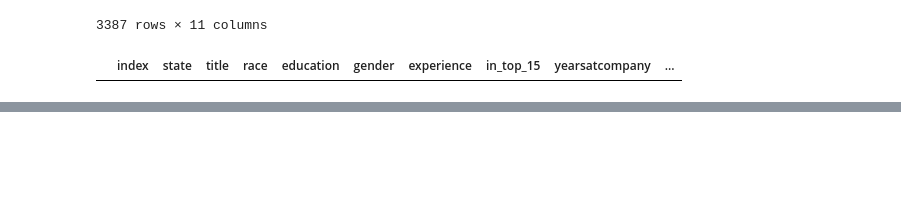
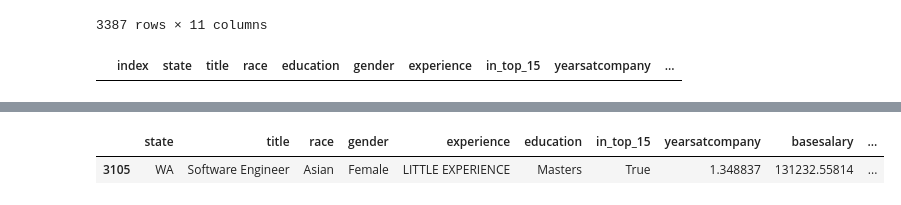
Before and after one commit to ryand0n/SC2022-BatchC-electric-pythons, a Jupyter notebook: Cassidy Cheng/predictions.ipynb, the cells around one changed output, grey strips where cells are left out. Saved outputs shown, nothing was run; the diff lists cells and outputs as text; code cells hidden in the pictures; blank space fills up the shorter version.

```diff
--- a/Cassidy Cheng/predictions.ipynb
+++ b/Cassidy Cheng/predictions.ipynb
@@ -85,5 +101,3 @@ df.head()
 input = ['state', 'title', 'race', 'gender', 'experience', 'education', 'in_top_15']
 filler = df.groupby(by = input)['yearsatcompany', 'basesalary', 'stockgrantvalue', 'bonus'].mean()
 filler.reset_index(inplace = True)
-# %%
-def findfillerdata(state, title, race, gender, exp, edu, intop15):
@@ -89,0 +111,3 @@ def findfillerdata(state, title, race, gender, exp, edu, intop15):
+# %%
+top_15 = list(df['company'].value_counts().head(15).index)
+top_15
@@ -89,0 +142,25 @@ def findfillerdata(state, title, race, gender, exp, edu, intop15):
+# %%
+def findfillerdata(state, title, race, gender, company, education, yearsofexperience):
+    top_15_data = None
+    if company in top_15:
+        top_15_data = True
+    else:
+        top_15_data = False
+
+    experience = convert(yearsofexperience)
+    fillerdata = filler2[(filler2['state'] == state) &
+                     (filler2['title'] == title) &
+                     (filler2['race'] == race) &
+                     (filler2['gender'] == gender) &
+                     (filler2['in_top_15'] == top_15_data) &
+                     (filler2['education'] == education) &
+                     (filler2['experience'] == experience)]
+    if len(fillerdata) == 0:
+        return 'sorry no data found'
+    else:
+        return fillerdata
+# %%
+findfillerdata('WA', 'Software Engineer', 'Asian', 'Female', 'Google', 'Masters', 2)
+# %% [output]
+|  | state | title | race | gender | experience | education | in_top_15 | yearsatcompany | basesalary | ... |
+| 3105 | WA | Software Engineer | Asian | Female | LITTLE EXPERIENCE | Masters | True | 1.348837 | 131232.55814 | ... |
```
Also changed, not shown: parts of 18 cells of this notebook, 27 other files.
